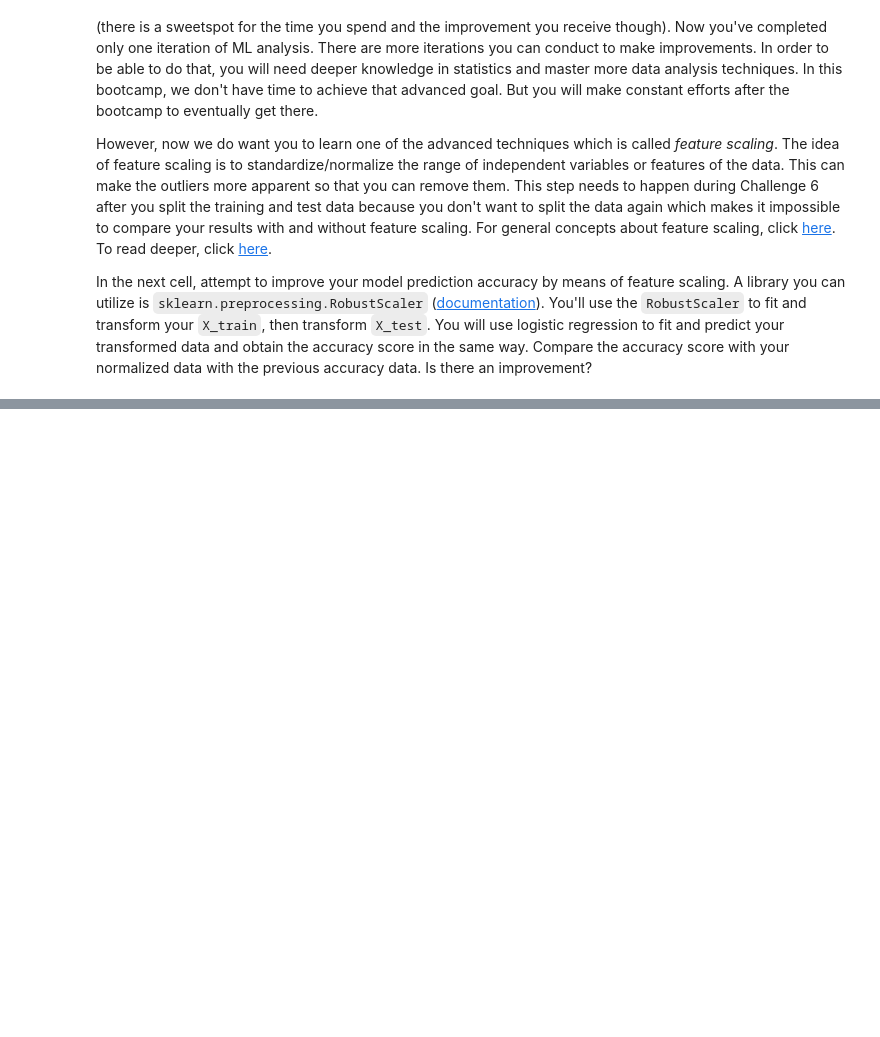
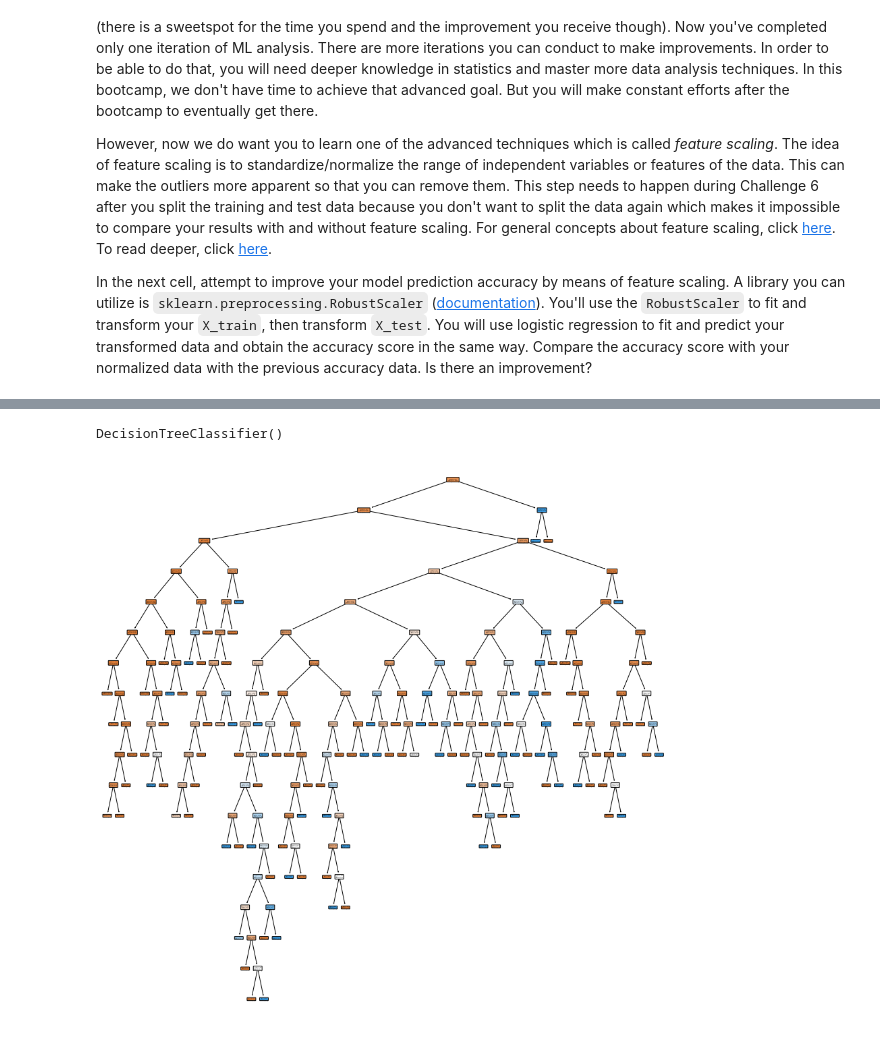
Before and after one commit to ta-data-remote/lab-supervised-learning, a Jupyter notebook: your-code/main.ipynb, the cells around one changed output, grey strips where cells are left out. Cells and saved outputs as stored; diff of their text form; code cells hidden in the pictures; blank space fills up the shorter version.

```diff
--- a/your-code/main.ipynb
+++ b/your-code/main.ipynb
@@ -621,0 +650,19 @@ In the next cell, attempt to improve your model prediction accuracy by means of
+# %%
+model2 = DecisionTreeClassifier()
+# %%
+from sklearn.feature_selection import RFE
+
+selector = RFE(model2, n_features_to_select= 8, step = 1, verbose = 1)
+selector.fit(X_train, y_train)
+
+kept_features = selector.get_support(indices = True)
+kept_features = list(X_train.iloc[:,kept_features].columns)
+
+X_train = selector.transform(X_train)
+X_test  = selector.transform(X_test)
+
+X_train = pd.DataFrame(X_train, columns=kept_features)
+X_test  = pd.DataFrame(X_test, columns=kept_features)
+
+print("Final selected features: ")
+display(X_train)
@@ -621,0 +701,4 @@ In the next cell, attempt to improve your model prediction accuracy by means of
+# %%
+model2.fit(X_train, y_train)
+# %% [output]
+DecisionTreeClassifier()
@@ -621,0 +707,7 @@ In the next cell, attempt to improve your model prediction accuracy by means of
+# %%
+fig, axes = plt.subplots(nrows = 1,ncols = 1,figsize = (15, 15))
+
+plot_tree(model2,filled = True, rounded=True)
+plt.show()
+# %% [output]
+[figure, added]
```
Also changed, not shown: parts of 26 cells of this notebook.
